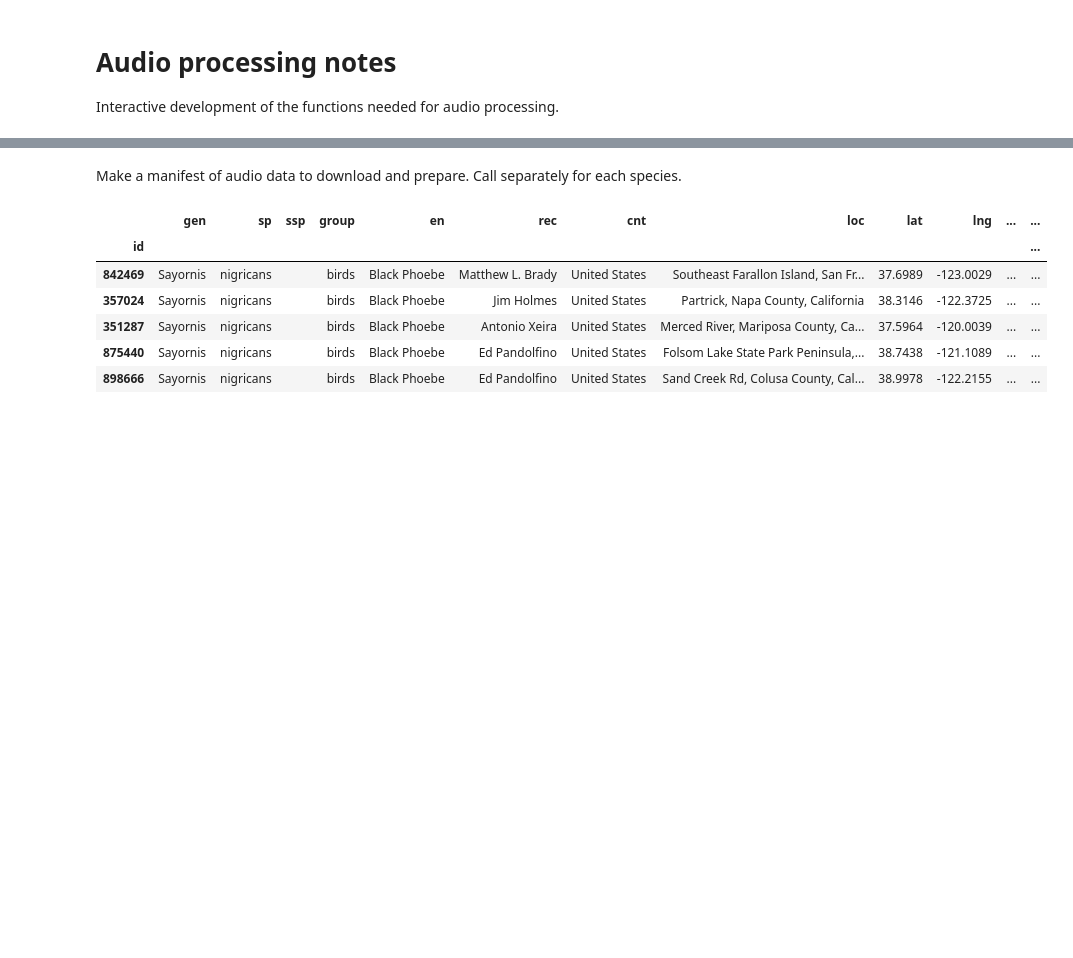
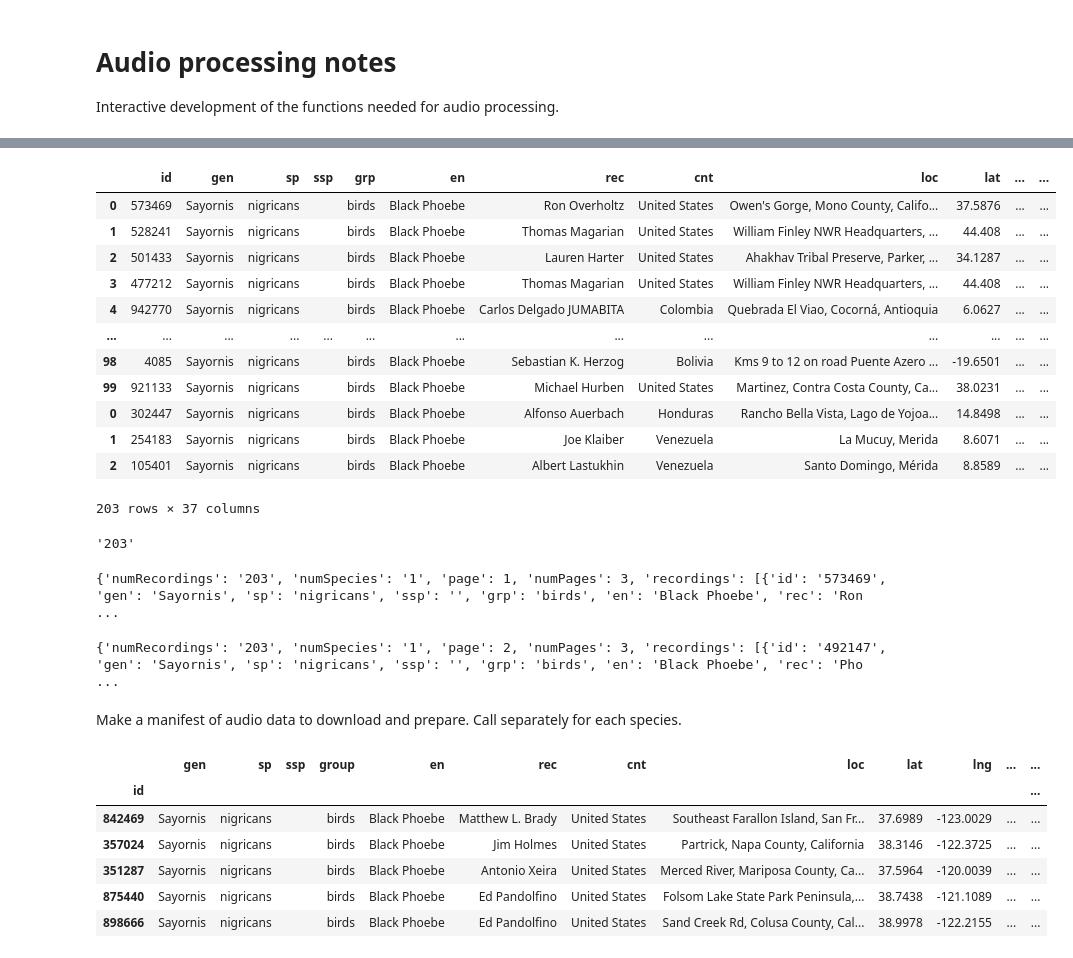
Before and after one commit to danielcfurr/phoebe, a Jupyter notebook: notebooks/audio_prep.ipynb, the cells around one changed output, grey strips where cells are left out. Cells and saved outputs as stored; diff of their text form; code cells hidden in the pictures; blank space fills up the shorter version.

```diff
--- a/notebooks/audio_prep.ipynb
+++ b/notebooks/audio_prep.ipynb
@@ -17,0 +172,39 @@ from datetime import datetime
+# %%
+def manifest_xenocanto(scientific_name, key):
+    query_params = [("sp", scientific_name)]
+
+    first_response = query_xenocanto(query_params, key=key, page=1)
+    first_data = first_response.json()
+
+    recording_list = [first_data["recordings"]]
+    for p in range(2, first_data["numPages"] + 1):
+        response = query_xenocanto(query_params, key=key, page=p)
+        additional_recordings = response.json()['recordings']
+        recording_list.append(additional_recordings)
+
+    df = pd.concat(
+        [pd.DataFrame(data) for data in recording_list],
+        axis=0
+    )
+
+    df = df.set_index("id")
+
+    return df
+# %% [output]
+|  | id | gen | sp | ssp | grp | en | rec | cnt | loc | lat | ... | ... |
+| 0 | 573469 | Sayornis | nigricans |  | birds | Black Phoebe | Ron Overholtz | United States | Owen's Gorge, Mono County, Califo... | 37.5876 | ... | ... |
+| 1 | 528241 | Sayornis | nigricans |  | birds | Black Phoebe | Thomas Magarian | United States | William Finley NWR Headquarters, ... | 44.408 | ... | ... |
+| 2 | 501433 | Sayornis | nigricans |  | birds | Black Phoebe | Lauren Harter | United States | Ahakhav Tribal Preserve, Parker, ... | 34.1287 | ... | ... |
+| 3 | 477212 | Sayornis | nigricans |  | birds | Black Phoebe | Thomas Magarian | United States | William Finley NWR Headquarters, ... | 44.408 | ... | ... |
+| 4 | 942770 | Sayornis | nigricans |  | birds | Black Phoebe | Carlos Delgado JUMABITA | Colombia | Quebrada El Viao, Cocorná, Antioquia | 6.0627 | ... | ... |
+| ... | ... | ... | ... | ... | ... | ... | ... | ... | ... | ... | ... | ... |
+| 98 | 4085 | Sayornis | nigricans |  | birds | Black Phoebe | Sebastian K. Herzog | Bolivia | Kms 9 to 12 on road Puente Azero ... | -19.6501 | ... | ... |
+| 99 | 921133 | Sayornis | nigricans |  | birds | Black Phoebe | Michael Hurben | United States | Martinez, Contra Costa County, Ca... | 38.0231 | ... | ... |
+| 0 | 302447 | Sayornis | nigricans |  | birds | Black Phoebe | Alfonso Auerbach | Honduras | Rancho Bella Vista, Lago de Yojoa... | 14.8498 | ... | ... |
+| 1 | 254183 | Sayornis | nigricans |  | birds | Black Phoebe | Joe Klaiber | Venezuela | La Mucuy, Merida | 8.6071 | ... | ... |
+| 2 | 105401 | Sayornis | nigricans |  | birds | Black Phoebe | Albert Lastukhin | Venezuela | Santo Domingo, Mérida | 8.8589 | ... | ... |
+203 rows × 37 columns
+# %%
+first_data["numRecordings"]
+# %% [output]
+'203'
@@ -18,3 +213,12 @@ from datetime import datetime
+# %%
+print(str(response.json())[:500])
+# %% [output]
+{'numRecordings': '203', 'numSpecies': '1', 'page': 1, 'numPages': 3, 'recordings': [{'id': '573469', 'gen': 'Sayornis', 'sp': 'nigricans', 'ssp': '', 'grp': 'birds', 'en': 'Black Phoebe', 'rec': 'Ron ...
+# %%
+response_2 = query_xenocanto(query_params, API_KEY, page=2)
+print(str(response_2.json())[:500])
+# %% [output]
+{'numRecordings': '203', 'numSpecies': '1', 'page': 2, 'numPages': 3, 'recordings': [{'id': '492147', 'gen': 'Sayornis', 'sp': 'nigricans', 'ssp': '', 'grp': 'birds', 'en': 'Black Phoebe', 'rec': 'Pho ...
 # %% [markdown]
 Make a manifest of audio data to download and prepare. Call separately for each species.
 # %%
```
Also changed, not shown: parts of 15 cells of this notebook, 6 other files.
